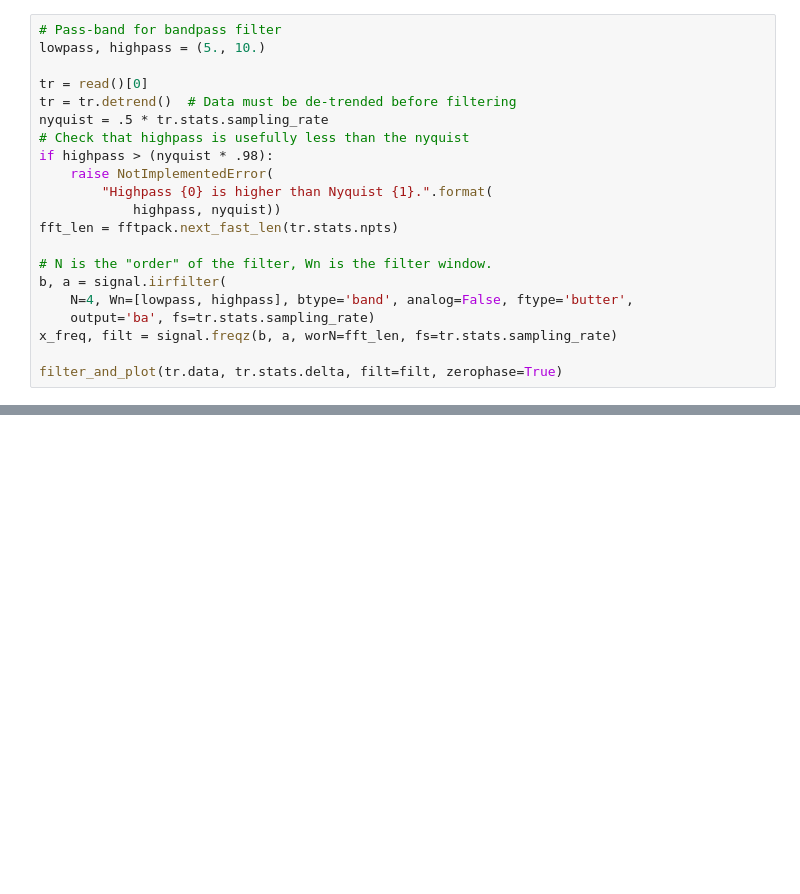
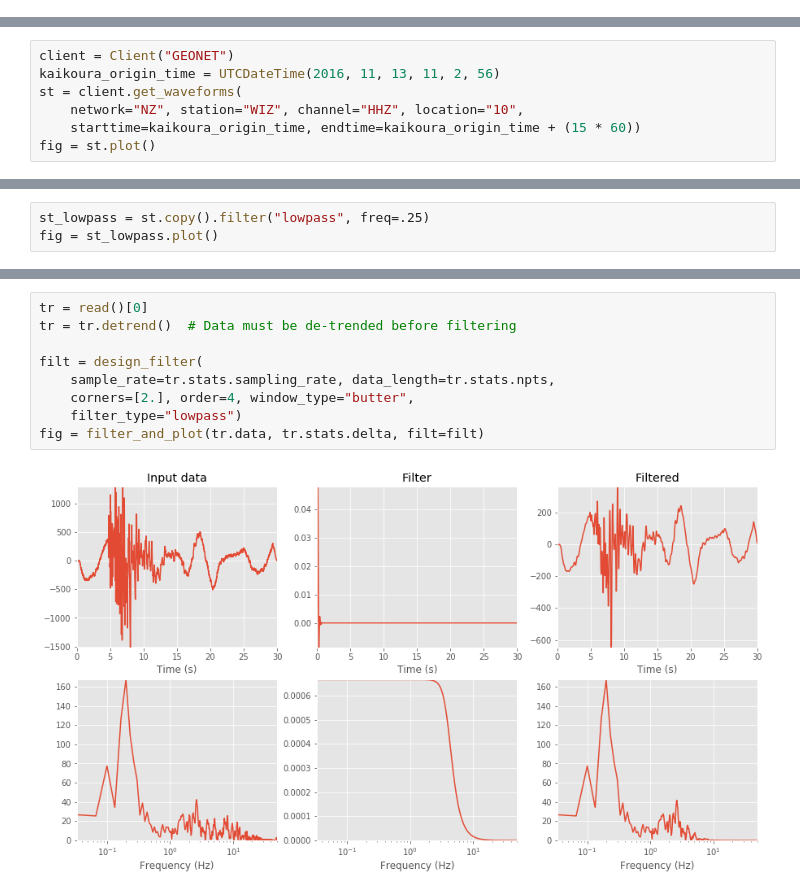
Before and after one commit to calum-chamberlain/GPHS445_notebooks, a Jupyter notebook: 1_Processing_and_recording/4_Filtering_Resampling.ipynb, the cells around one changed output, grey strips where cells are left out. Drawn from its saved outputs; the diff is of its cells as text; blank space fills up the shorter version.

Commit message:
Add more filter things

```diff
--- a/1_Processing_and_recording/4_Filtering_Resampling.ipynb
+++ b/1_Processing_and_recording/4_Filtering_Resampling.ipynb
@@ -70,21 +0,0 @@ def filter_and_plot(data, dt, filt, zerophase=False):
-# %%
-# Pass-band for bandpass filter
-lowpass, highpass = (5., 10.)
-
-tr = read()[0]
-tr = tr.detrend()  # Data must be de-trended before filtering
-nyquist = .5 * tr.stats.sampling_rate
-# Check that highpass is usefully less than the nyquist
-if highpass > (nyquist * .98):
-    raise NotImplementedError(
-        "Highpass {0} is higher than Nyquist {1}.".format(
-            highpass, nyquist))
-fft_len = fftpack.next_fast_len(tr.stats.npts)
-
-# N is the "order" of the filter, Wn is the filter window.
-b, a = signal.iirfilter(
-    N=4, Wn=[lowpass, highpass], btype='band', analog=False, ftype='butter',
-    output='ba', fs=tr.stats.sampling_rate)
-x_freq, filt = signal.freqz(b, a, worN=fft_len, fs=tr.stats.sampling_rate)
-
-filter_and_plot(tr.data, tr.stats.delta, filt=filt, zerophase=True)
@@ -92,0 +37,7 @@ filter_and_plot(tr.data, tr.stats.delta, filt=filt, zerophase=True)
+# %%
+client = Client("GEONET")
+kaikoura_origin_time = UTCDateTime(2016, 11, 13, 11, 2, 56)
+st = client.get_waveforms(
+    network="NZ", station="WIZ", channel="HHZ", location="10",
+    starttime=kaikoura_origin_time, endtime=kaikoura_origin_time + (15 * 60))
+fig = st.plot()
@@ -92,0 +81,3 @@ filter_and_plot(tr.data, tr.stats.delta, filt=filt, zerophase=True)
+# %%
+st_lowpass = st.copy().filter("lowpass", freq=.25)
+fig = st_lowpass.plot()
@@ -92,0 +202,11 @@ filter_and_plot(tr.data, tr.stats.delta, filt=filt, zerophase=True)
+# %%
+tr = read()[0]
+tr = tr.detrend()  # Data must be de-trended before filtering
+
+filt = design_filter(
+    sample_rate=tr.stats.sampling_rate, data_length=tr.stats.npts,
+    corners=[2.], order=4, window_type="butter",
+    filter_type="lowpass")
+fig = filter_and_plot(tr.data, tr.stats.delta, filt=filt)
+# %% [output]
+[figure, added]
```
Also changed, not shown: parts of 22 cells of this notebook.
